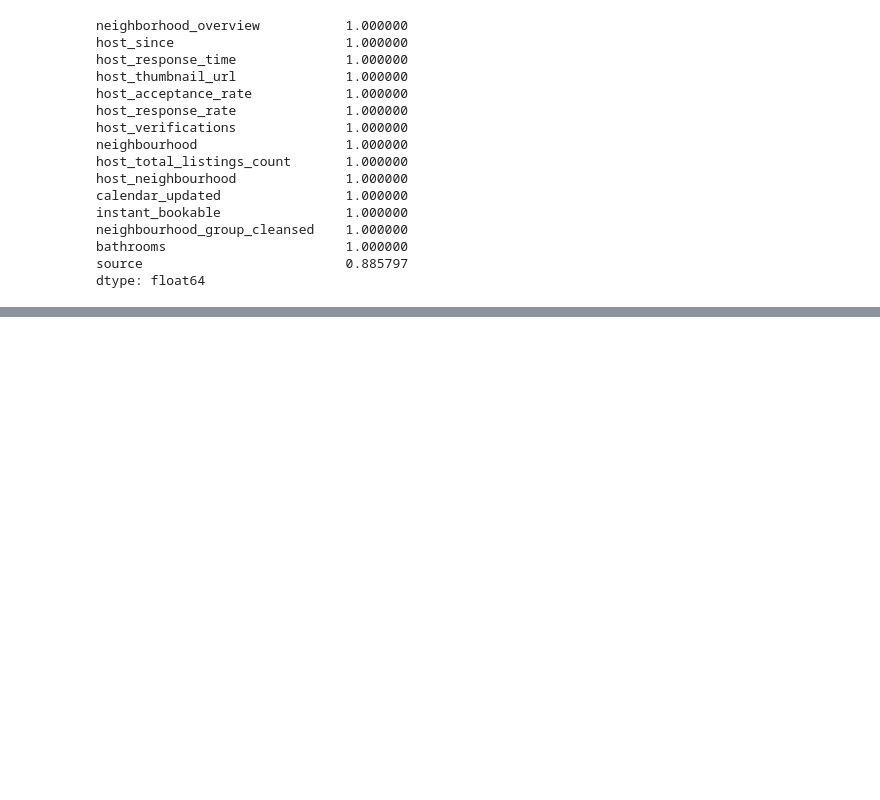
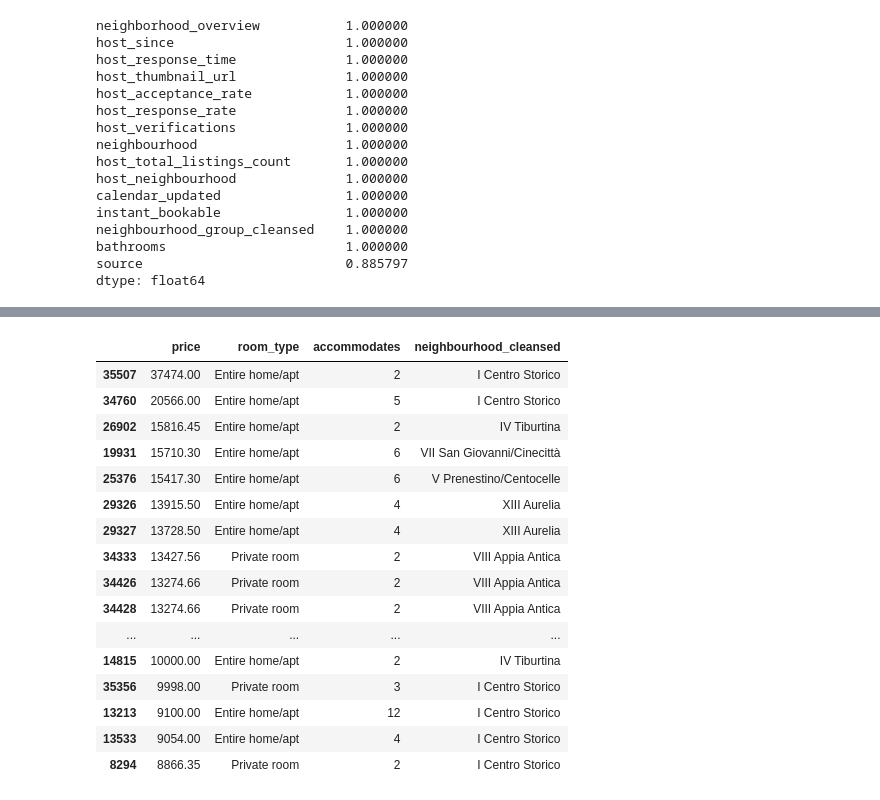
Before and after one commit to Mnuara/airbnb-rome-price, a Jupyter notebook: notebooks/01_eda.ipynb, the cells around one changed output, grey strips where cells are left out. Saved outputs shown, nothing was run; the diff lists cells and outputs as text; code cells hidden in the pictures; blank space fills up the shorter version.

```diff
--- a/notebooks/01_eda.ipynb
+++ b/notebooks/01_eda.ipynb
@@ -27,0 +69,22 @@ dtype: float64
+# %%
+df.sort_values("price", ascending=False)[
+    ["price", "room_type", "accommodates", "neighbourhood_cleansed"]
+].head(20)
+# %% [output]
+|  | price | room_type | accommodates | neighbourhood_cleansed |
+| 35507 | 37474.00 | Entire home/apt | 2 | I Centro Storico |
+| 34760 | 20566.00 | Entire home/apt | 5 | I Centro Storico |
+| 26902 | 15816.45 | Entire home/apt | 2 | IV Tiburtina |
+| 19931 | 15710.30 | Entire home/apt | 6 | VII San Giovanni/Cinecittà |
+| 25376 | 15417.30 | Entire home/apt | 6 | V Prenestino/Centocelle |
+| 29326 | 13915.50 | Entire home/apt | 4 | XIII Aurelia |
+| 29327 | 13728.50 | Entire home/apt | 4 | XIII Aurelia |
+| 34333 | 13427.56 | Private room | 2 | VIII Appia Antica |
+| 34426 | 13274.66 | Private room | 2 | VIII Appia Antica |
+| 34428 | 13274.66 | Private room | 2 | VIII Appia Antica |
+| ... | ... | ... | ... | ... |
+| 14815 | 10000.00 | Entire home/apt | 2 | IV Tiburtina |
+| 35356 | 9998.00 | Private room | 3 | I Centro Storico |
+| 13213 | 9100.00 | Entire home/apt | 12 | I Centro Storico |
+| 13533 | 9054.00 | Entire home/apt | 4 | I Centro Storico |
+| 8294 | 8866.35 | Private room | 2 | I Centro Storico |
```
Also changed, not shown: parts of 10 cells of this notebook, 1 other file.
